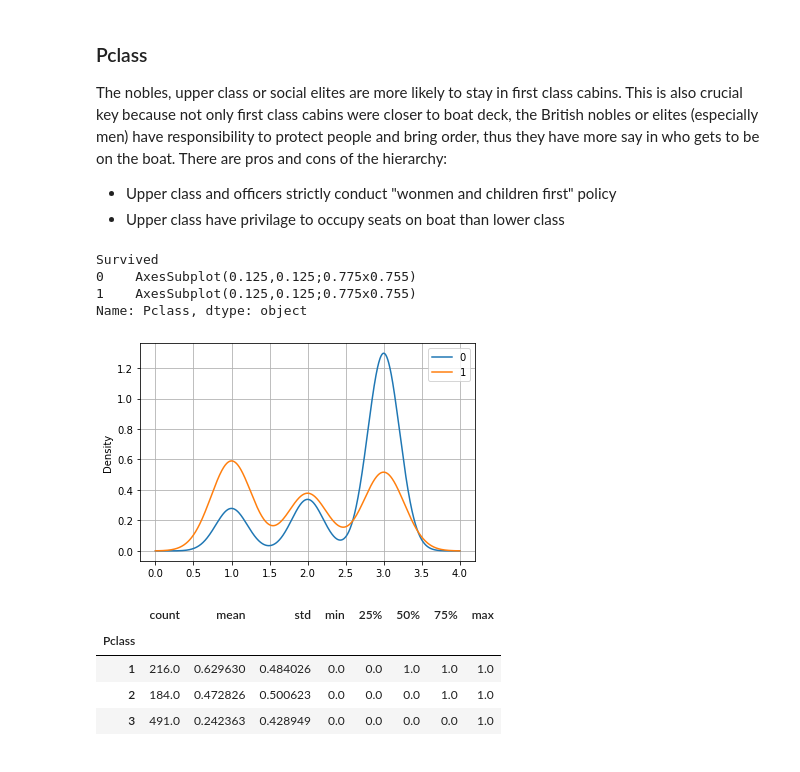
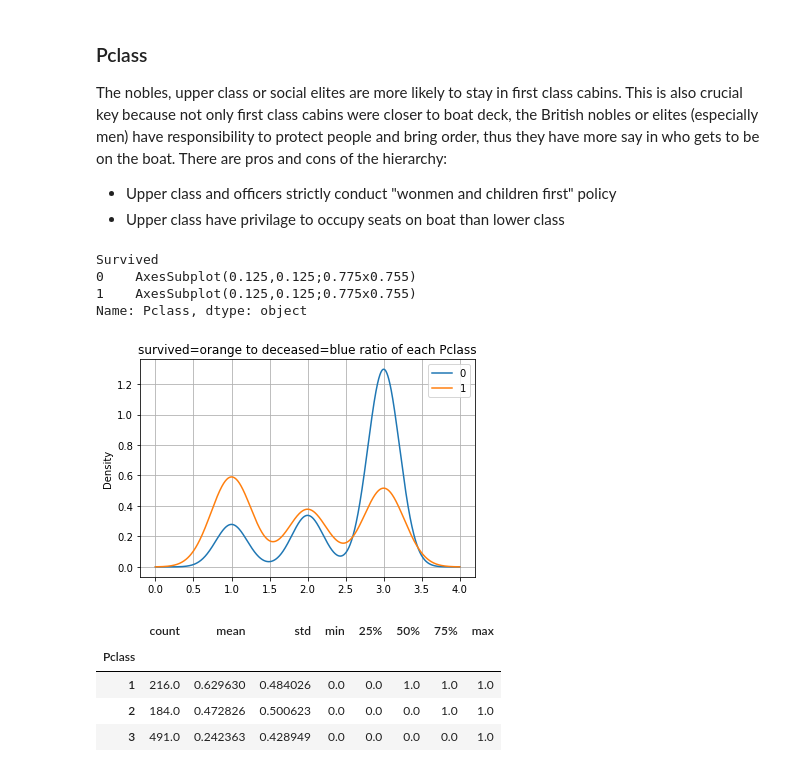
Before and after one commit to jenny-chou/Kaggle-Titanic, a Jupyter notebook: Kaggle_Titanic.ipynb, the cells around one changed output. Saved outputs shown, nothing was run; the diff lists cells and outputs as text; code cells hidden in the pictures.

```diff
--- a/Kaggle_Titanic.ipynb
+++ b/Kaggle_Titanic.ipynb
@@ -242,13 +232,19 @@ The nobles, upper class or social elites are more likely to stay in first class
 - Upper class have privilage to occupy seats on boat than lower class
 # %%
 # Plot survived=1 to deceased=0 ratio of 1st/2nd/3rd class
-train.groupby(['Survived']).Pclass.plot.density(legend=True, grid=True, xlabel="Sex")
+train.groupby(['Survived']).Pclass.plot.density(legend=True, grid=True, title="survived=orange to deceased=blue ratio of each Pclass")
+# x axis = Pclass
+# 1st class: x=1
+# 2nd class: x=2
+# 3rd class: x=3
+# blue: deceased density
+# orange: survived density
 # %% [output]
 Survived
 0    AxesSubplot(0.125,0.125;0.775x0.755)
 1    AxesSubplot(0.125,0.125;0.775x0.755)
 Name: Pclass, dtype: object
-[figure, old version]
+[figure, new version]
 # %%
 # Survival rate
 train.groupby(['Pclass']).Survived.describe()
```
Also changed, not shown: parts of 52 cells of this notebook, 9 other files.
